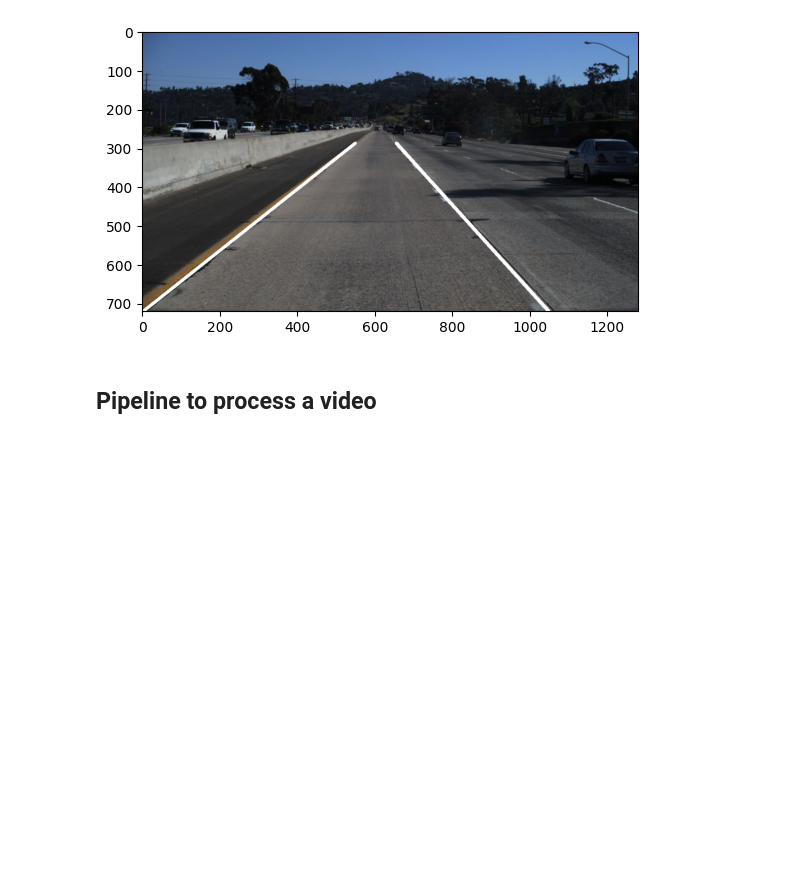
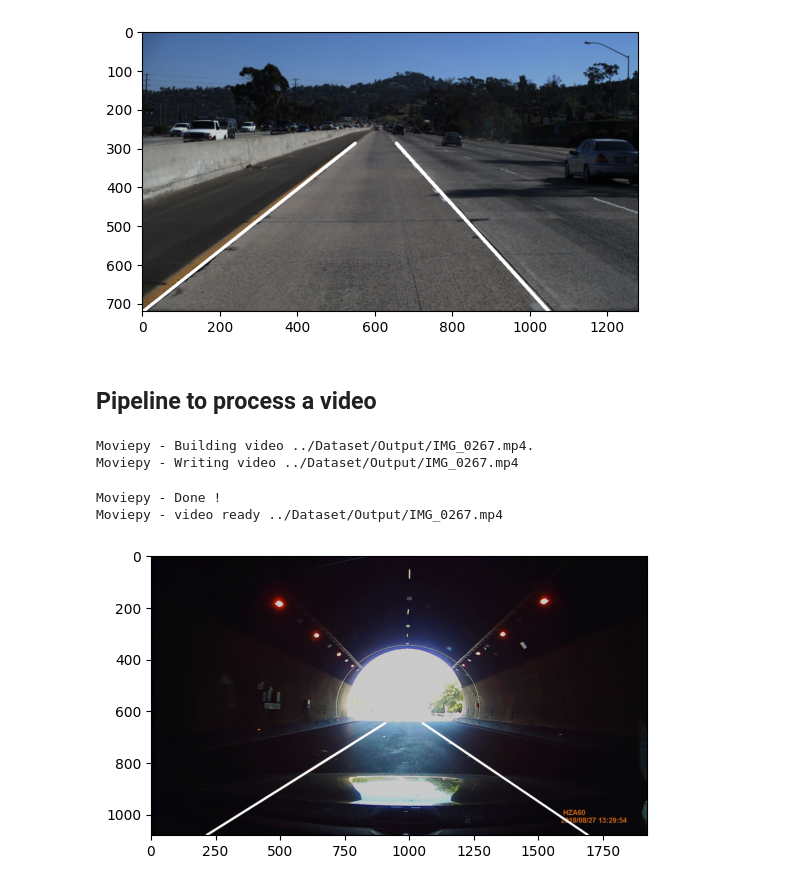
Before and after one commit to tusharraval102/Lane-Detection-in-Vehicles, a Jupyter notebook: Code/Notebook.ipynb, the cells around one changed output. Cells and saved outputs as stored; diff of their text form; code cells hidden in the pictures; blank space fills up the shorter version.

```diff
--- a/Code/Notebook.ipynb
+++ b/Code/Notebook.ipynb
@@ -264,6 +264,12 @@ def video_pipeline(image):
     return merged_image
 # %%
 video_file = '../Dataset/Input/IMG_0267.MOV'
-clip = VideoFileClip(video_file).subclip(0,25)
+clip = VideoFileClip(video_file).subclip(0, 10)
 video_output = clip.fl_image(video_pipeline)
-%time video_output.write_videofile('../Dataset/Output/IMG_0267.mp4', audio=False)
+video_output.write_videofile('../Dataset/Output/IMG_0267.mp4', audio=False)
+# %% [output]
+Moviepy - Building video ../Dataset/Output/IMG_0267.mp4.
+Moviepy - Writing video ../Dataset/Output/IMG_0267.mp4
+Moviepy - Done !
+Moviepy - video ready ../Dataset/Output/IMG_0267.mp4
+[figure, added]
```
Also changed, not shown: parts of 1 cell of this notebook.
